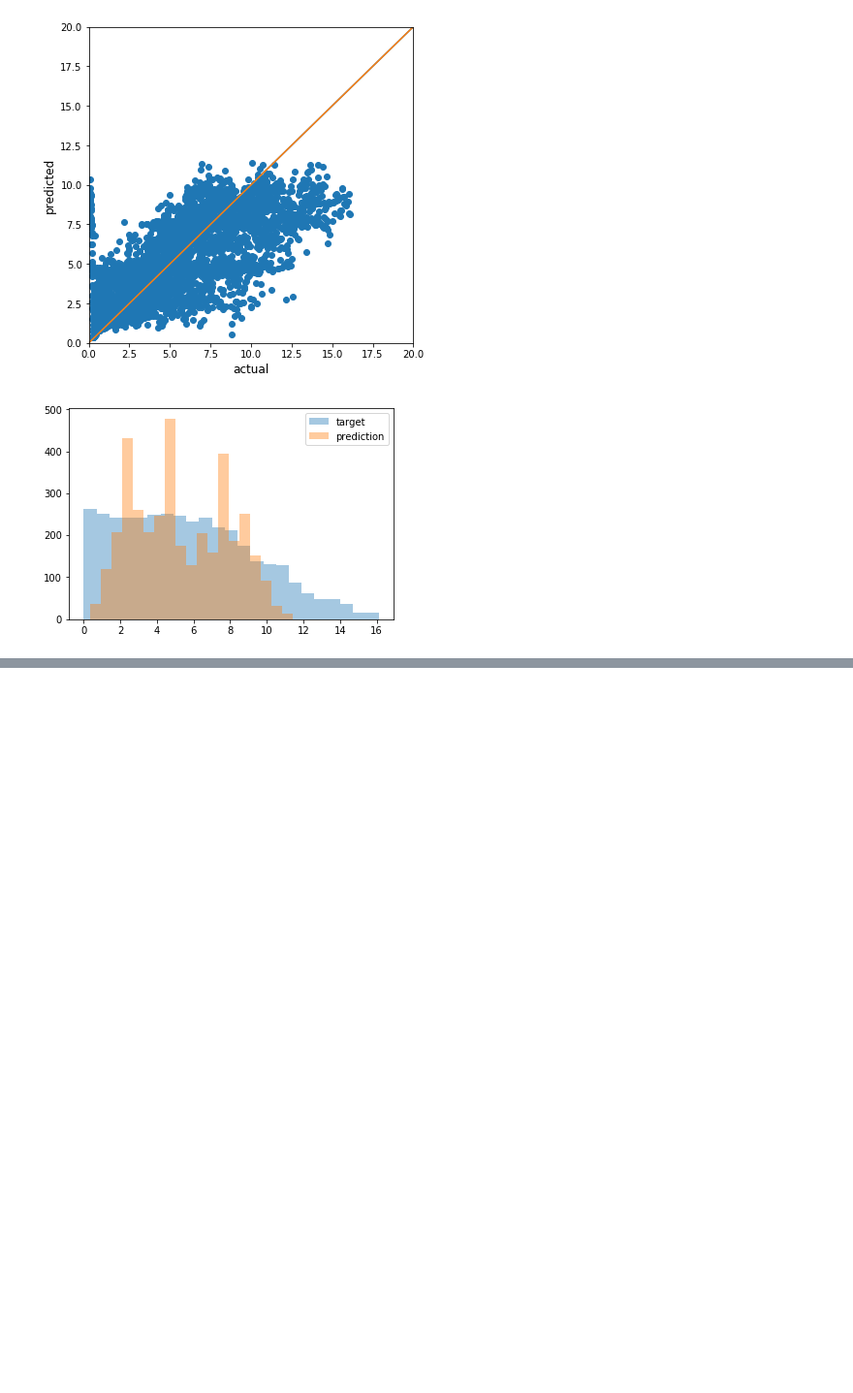
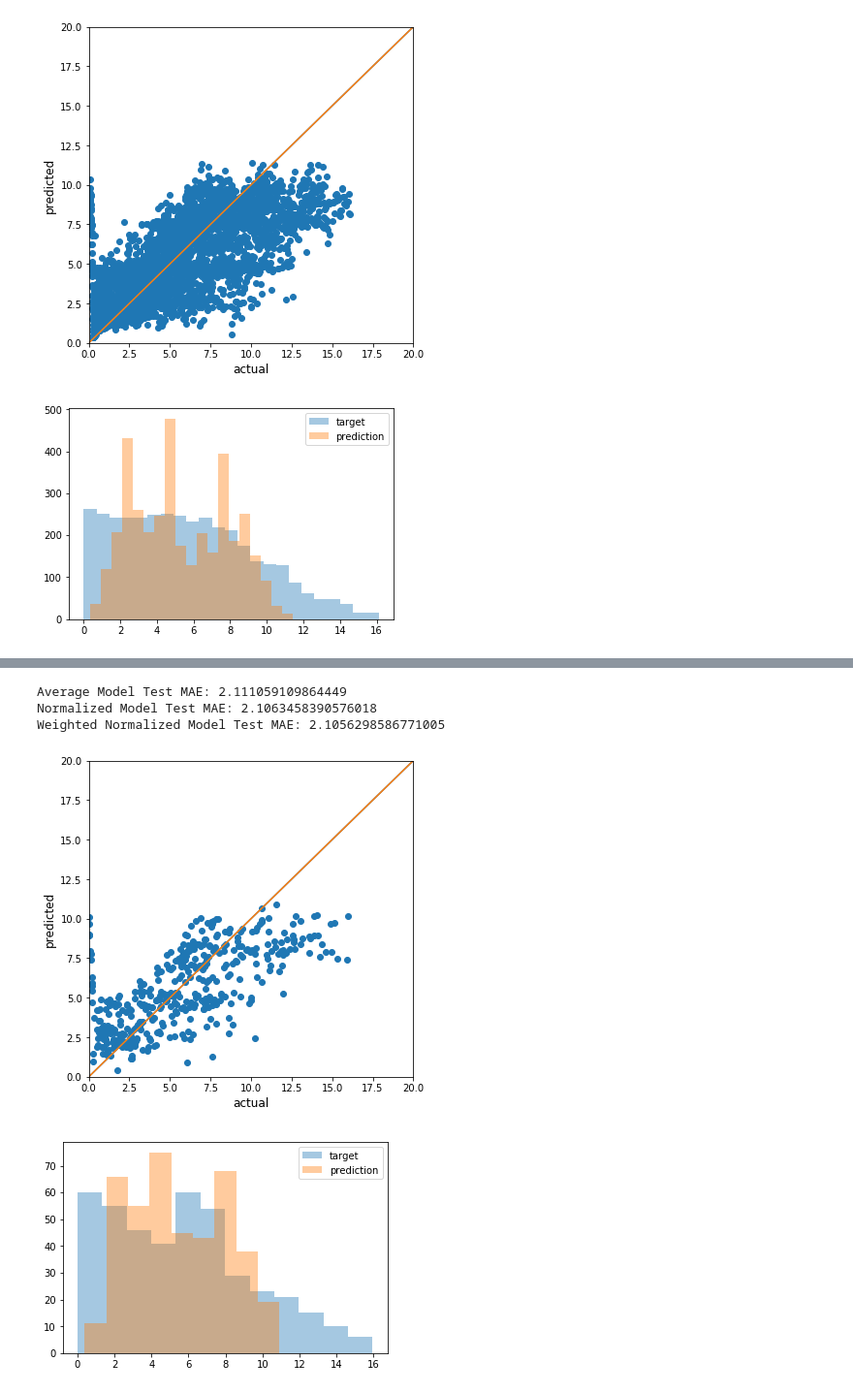
Before and after one commit to saryazdi/Kaggle-Earthquake-Prediction-LANL, a Jupyter notebook: FeatureBasedRegressors.ipynb, the cells around one changed output, grey strips where cells are left out. Shown at 97% size. Saved outputs shown, nothing was run; the diff lists cells and outputs as text; code cells hidden in the pictures; blank space fills up the shorter version.

```diff
--- a/FeatureBasedRegressors.ipynb
+++ b/FeatureBasedRegressors.ipynb
@@ -303,3 +303,53 @@ output_file.close()
 output_file = open("test_results_RF_Model.csv", "w+")
 output_file.write(output[2])
 output_file.close()
+# %%
+#Test Combining models
+
+#cat_test_predictions,cat_train_predictions
+#SVM_predictions,SVM_train_predictions
+#RF_predictions,RF_train_predictions
+
+mean_predictions = np.empty(0)
+for i in range(len(RF_predictions)):
+    mean_predictions = np.append(mean_predictions, (RF_predictions[i] + SVM_predictions[i] + cat_test_predictions[i])/3)
+
+score = mean_absolute_error(test_y, mean_predictions)
+print("Average Model Test MAE: " + str(score))
+
+normalized_predictions = np.empty(0)
+for i in range(len(RF_predictions)):
+    normalized_predictions = np.append(normalized_predictions, (cat_test_predictions[i]*.45 + SVM_predictions[i]*.4 + RF_predictions[i]*.15))
+
+score = mean_absolute_error(test_y, normalized_predictions)
+print("Normalized Model Test MAE: " + str(score))
+
+weighted_normalized_predictions = np.empty(0)
+for i in range(len(RF_predictions)):
+    weighted_normalized_predictions = np.append(weighted_normalized_predictions, normalized_predictions[i]*.75 + mean_predictions[i]*.25)
+
+score = mean_absolute_error(test_y, weighted_normalized_predictions)
+print("Weighted Normalized Model Test MAE: " + str(score))
+# %% [output]
+Average Model Test MAE: 2.111059109864449
+Normalized Model Test MAE: 2.1063458390576018
+Weighted Normalized Model Test MAE: 2.1056298586771005
+# %%
+# Predictions vs actual values
+plt.figure(figsize=(6, 6))
+plt.scatter(test_y, weighted_normalized_predictions)
+plt.xlim(0, 20)
+plt.ylim(0, 20)
+plt.xlabel('actual', fontsize=12)
+plt.ylabel('predicted', fontsize=12)
+plt.plot([(0, 0), (20, 20)], [(0, 0), (20, 20)])
+plt.show()
+
+sns.set_color_codes()
+# Hist plot
+sns.distplot(test_y,  kde=False, label='target');
+sns.distplot(weighted_normalized_predictions, kde=False, label='prediction');
+plt.legend();
+# %% [output]
+[figure, added]
+[figure, added]
```
Also changed, not shown: parts of 13 cells of this notebook.
